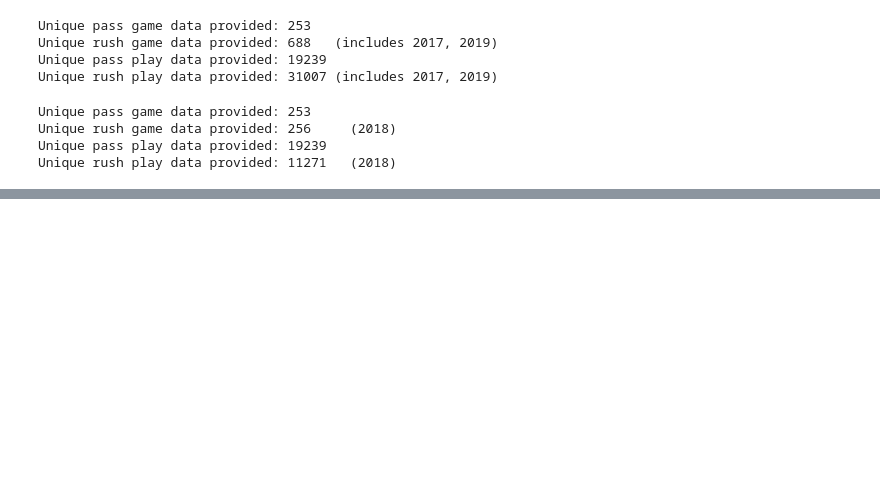
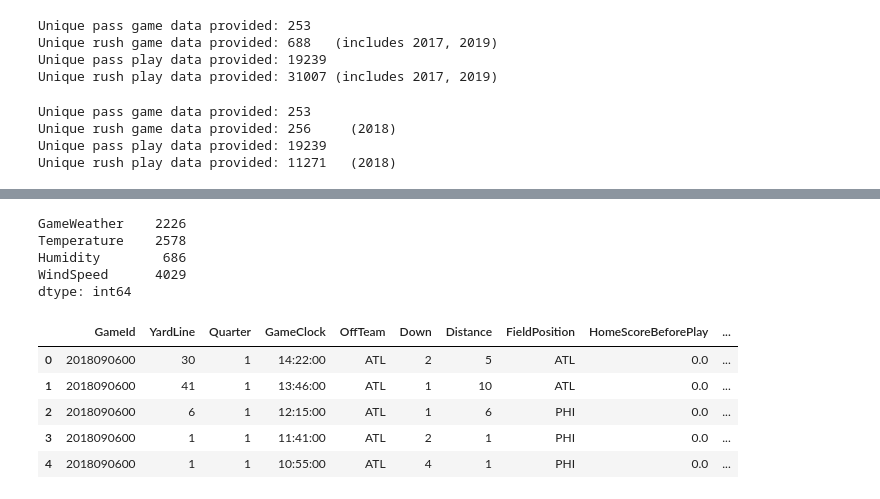
Before and after one commit to taarakshah/nfl-tendency, a Jupyter notebook: 2_NFL-Data-Bowl-Cleaning.ipynb, the cells around one changed output, grey strips where cells are left out. Saved outputs shown, nothing was run; the diff lists cells and outputs as text; code cells hidden in the pictures; blank space fills up the shorter version.

```diff
--- a/2_NFL-Data-Bowl-Cleaning.ipynb
+++ b/2_NFL-Data-Bowl-Cleaning.ipynb
@@ -256,0 +248,14 @@ dtype: int64
+# %%
+pass_cols = ['GameId', 'Quarter', 'Down', 'Distance', 'PossessionTeam',
+             'FieldPosition', 'YardLine', 'OffenseFormation', 'OffensePersonnel',
+             'DefendersInTheBox', 'DefensePersonnel', 'VisitorScoreBeforePlay',
+             'HomeScoreBeforePlay', 'GameClock', 'Type']
+# assign column names
+bdb_pass_2018.columns = pass_cols
+
+## need to merge:
+# HomeTeamAbbr, VisitorTeamAbbr, Week, Stadium, StadiumType, Turf,
+# GameWeather, Temperature, Humidity, WindSpeed, WindDirection
+
+## need to make this myself, after merging
+# Distance From TD, PosTeamScore, DefTeamScore, ScoreDifference, Redzone, Under2Min
@@ -257,2 +294,12 @@ dtype: int64
+# %%
+## The remaining nulls are for the games that did not contain this info in the rushing data
+## Will have to proceed without them
+print(bdb_2018.isnull().sum()[bdb_2018.isnull().sum() > 0])
+# %% [output]
+GameWeather    2226
+Temperature    2578
+Humidity        686
+WindSpeed      4029
+dtype: int64
 # %%
 ## Create features for complete data
@@ -283,0 +433,9 @@ bdb_2018['Under2Min'] = np.where(((bdb_2018['Time Left in Quarter']<=2.0) & (bdb
+# %%
+bdb_2018.head(5)
+# %% [output]
+|  | GameId | YardLine | Quarter | GameClock | OffTeam | Down | Distance | FieldPosition | HomeScoreBeforePlay | ... |
+| 0 | 2018090600 | 30 | 1 | 14:22:00 | ATL | 2 | 5 | ATL | 0.0 | ... |
+| 1 | 2018090600 | 41 | 1 | 13:46:00 | ATL | 1 | 10 | ATL | 0.0 | ... |
+| 2 | 2018090600 | 6 | 1 | 12:15:00 | ATL | 1 | 6 | PHI | 0.0 | ... |
+| 3 | 2018090600 | 1 | 1 | 11:41:00 | ATL | 2 | 1 | PHI | 0.0 | ... |
+| 4 | 2018090600 | 1 | 1 | 10:55:00 | ATL | 4 | 1 | PHI | 0.0 | ... |
```
Also changed, not shown: parts of 29 cells of this notebook, 2 other files.
